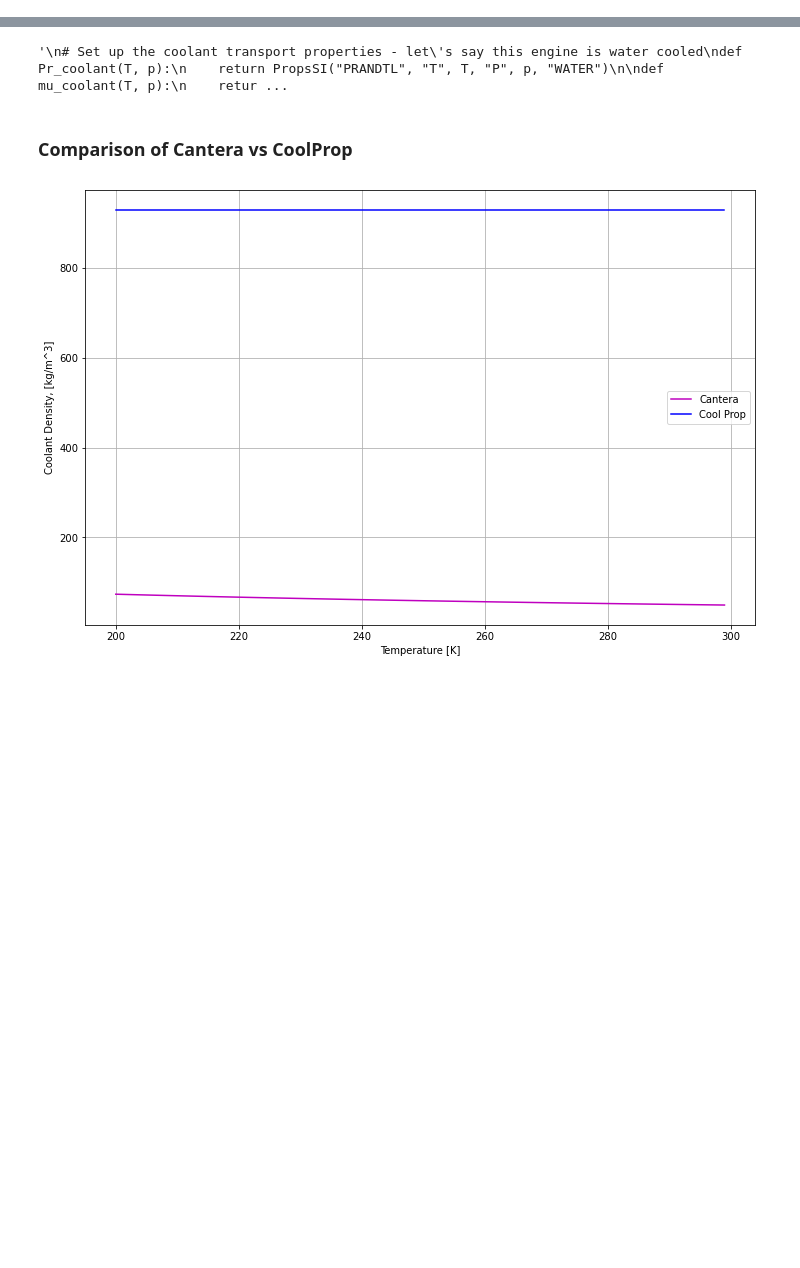
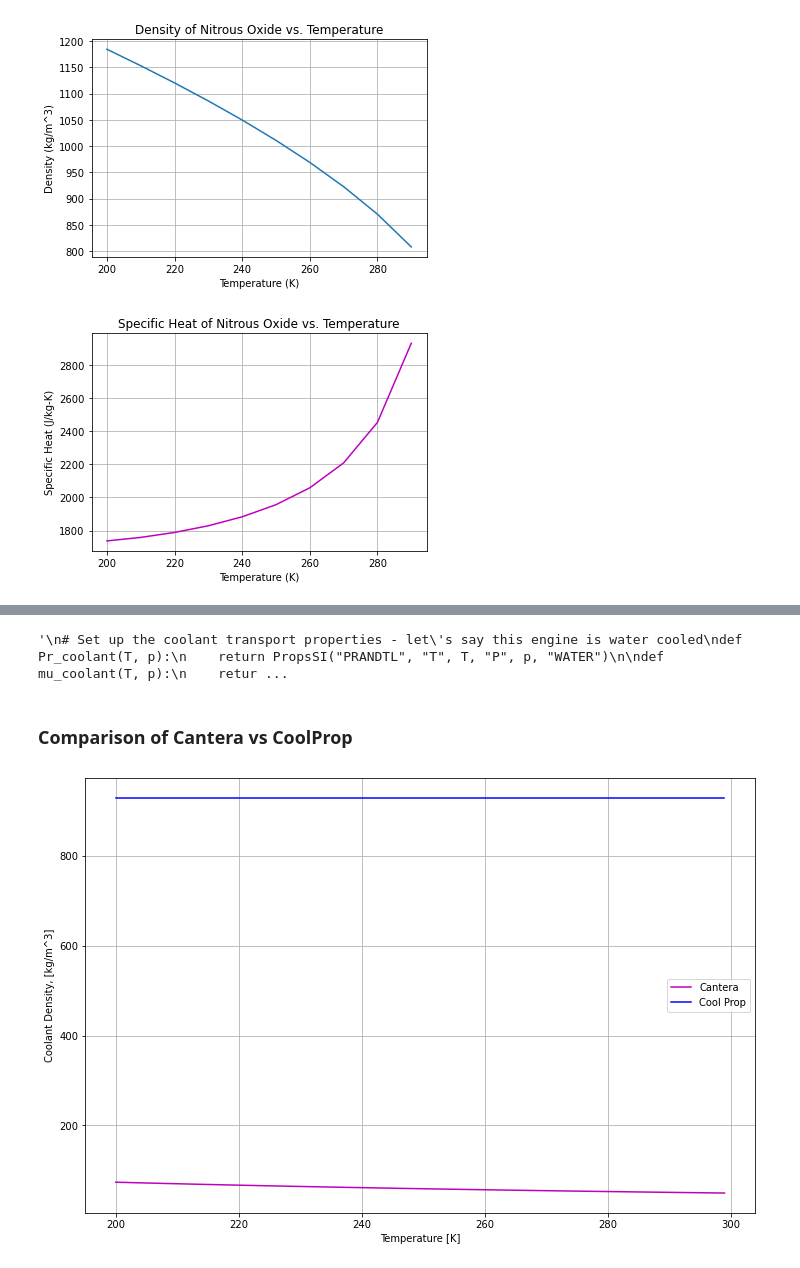
Before and after one commit to Project-Liquid/TheRocket, a Jupyter notebook: TheEngine/Regen Solver/coolprop.ipynb, the cells around one changed output, grey strips where cells are left out. Drawn from its saved outputs; the diff is of its cells as text; code cells hidden in the pictures; blank space fills up the shorter version.

```diff
--- a/TheEngine/Regen Solver/coolprop.ipynb
+++ b/TheEngine/Regen Solver/coolprop.ipynb
@@ -13,0 +75,35 @@ Density of coolant: 58.20508464134267
+# %%
+# plot the density and cp as a function of temperature over a range of temperature from 200 K to 300 K
+# temperature in K
+T_min = 200 # K
+T_max = 300 # K
+T_step = 10 # K
+
+T_range = np.arange(T_min, T_max, T_step)
+rho_range = np.zeros(len(T_range))
+cp_range = np.zeros(len(T_range))
+
+for i in range(len(T_range)):
+    rho_range[i] = rho_Q0_T(T_range[i])
+    cp_range[i] = cp_Q0_T(T_range[i])
+
+fig = plt.figure(3)
+fig.set_facecolor('white')
+plt.plot(T_range, rho_range)
+plt.xlabel('Temperature (K)')
+plt.ylabel('Density (kg/m^3)')
+plt.title('Density of Nitrous Oxide vs. Temperature')
+plt.grid(True)
+plt.show()
+
+fig = plt.figure(4)
+fig.set_facecolor('white')
+plt.plot(T_range, cp_range, color = 'm')
+plt.xlabel('Temperature (K)')
+plt.ylabel('Specific Heat (J/kg-K)')
+plt.title('Specific Heat of Nitrous Oxide vs. Temperature')
+plt.grid(True)
+plt.show()
+# %% [output]
+[figure, added]
+[figure, added]
```
Also changed, not shown: parts of 7 cells of this notebook, 2 other files.
